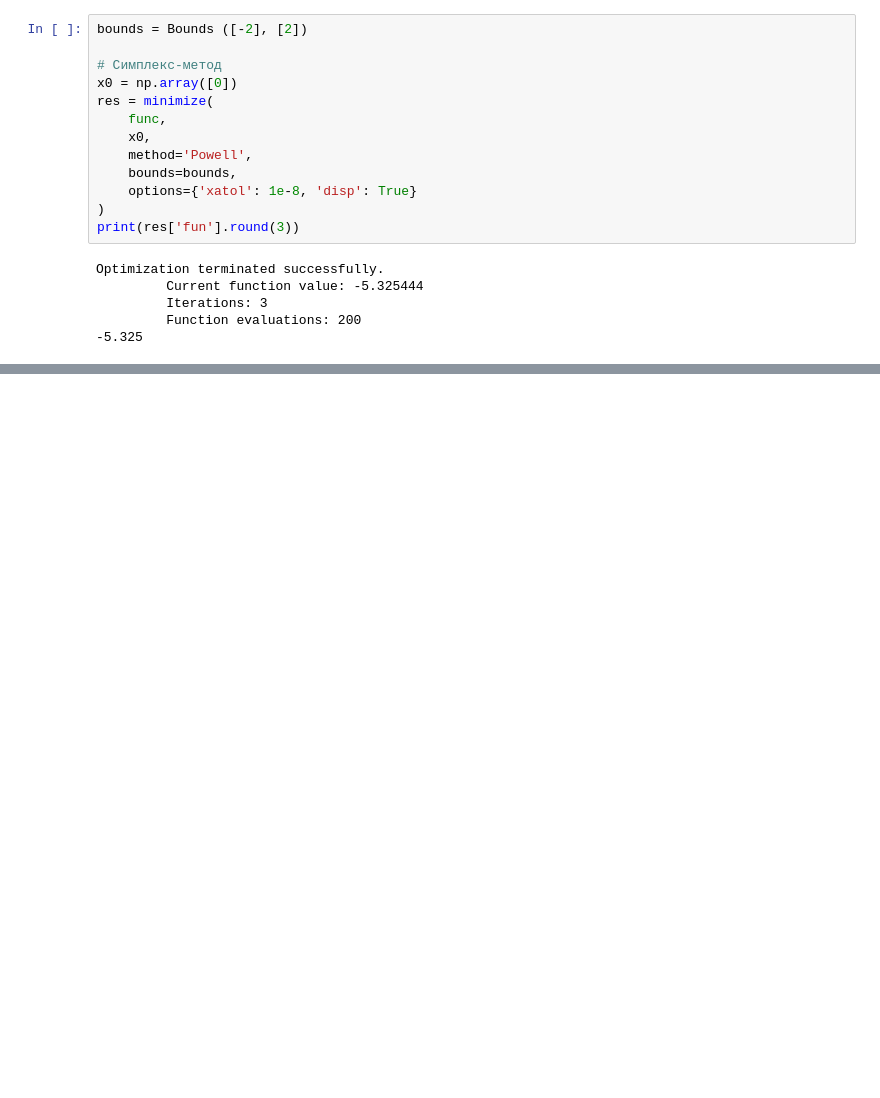
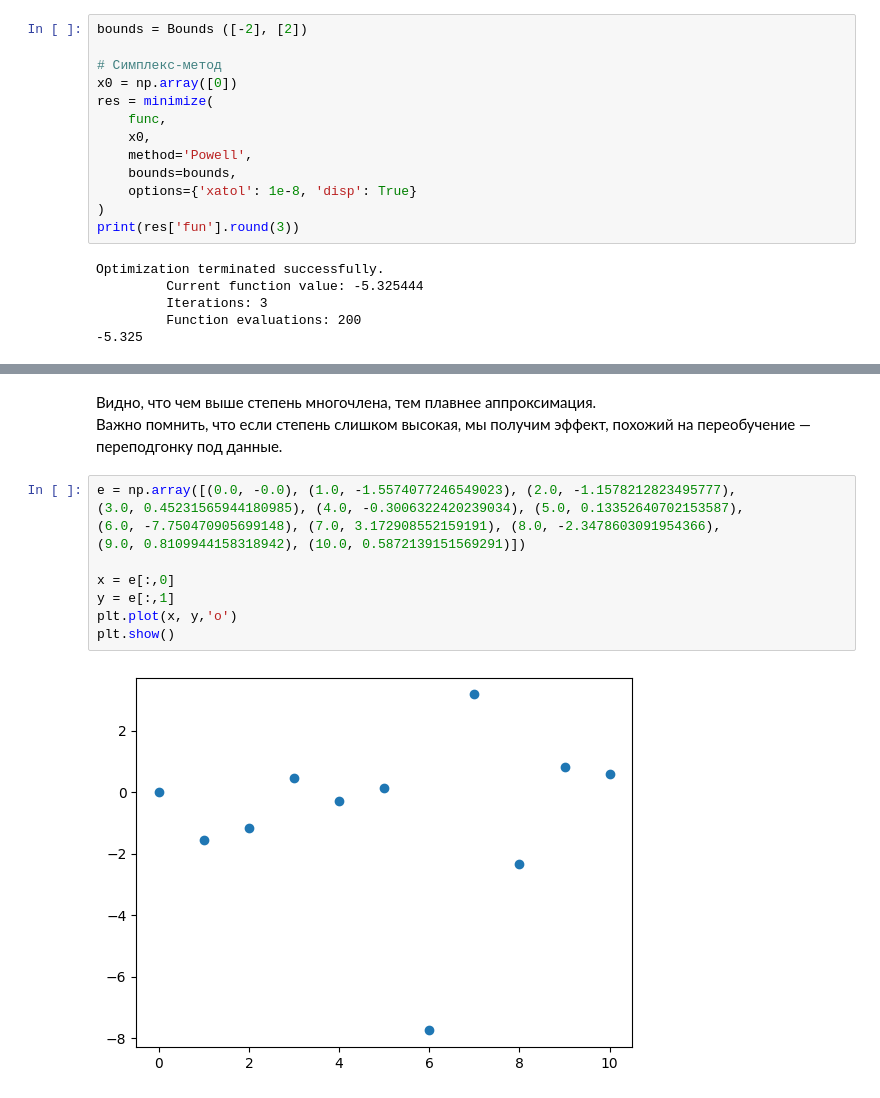
Before and after one commit to PavelNovikov888/SciPy, a Jupyter notebook: SciPy_работа_с__данными.ipynb, the cells around one changed output, grey strips where cells are left out. Drawn from its saved outputs; the diff is of its cells as text; blank space fills up the shorter version.

```diff
--- a/SciPy_работа_с__данными.ipynb
+++ b/SciPy_работа_с__данными.ipynb
@@ -477,0 +518,15 @@ Optimization terminated successfully.
+# %% [markdown]
+Видно, что чем выше степень многочлена, тем плавнее аппроксимация.
+Важно помнить, что если степень слишком высокая, мы получим эффект, похожий на переобучение — переподгонку под данные.
+# %%
+e = np.array([(0.0, -0.0), (1.0, -1.5574077246549023), (2.0, -1.1578212823495777),
+(3.0, 0.45231565944180985), (4.0, -0.3006322420239034), (5.0, 0.13352640702153587),
+(6.0, -7.750470905699148), (7.0, 3.172908552159191), (8.0, -2.3478603091954366),
+(9.0, 0.8109944158318942), (10.0, 0.5872139151569291)])
+
+x = e[:,0]
+y = e[:,1]
+plt.plot(x, y,'o')
+plt.show()
+# %% [output]
+[figure, added]
```
Also changed, not shown: parts of 29 cells of this notebook.
